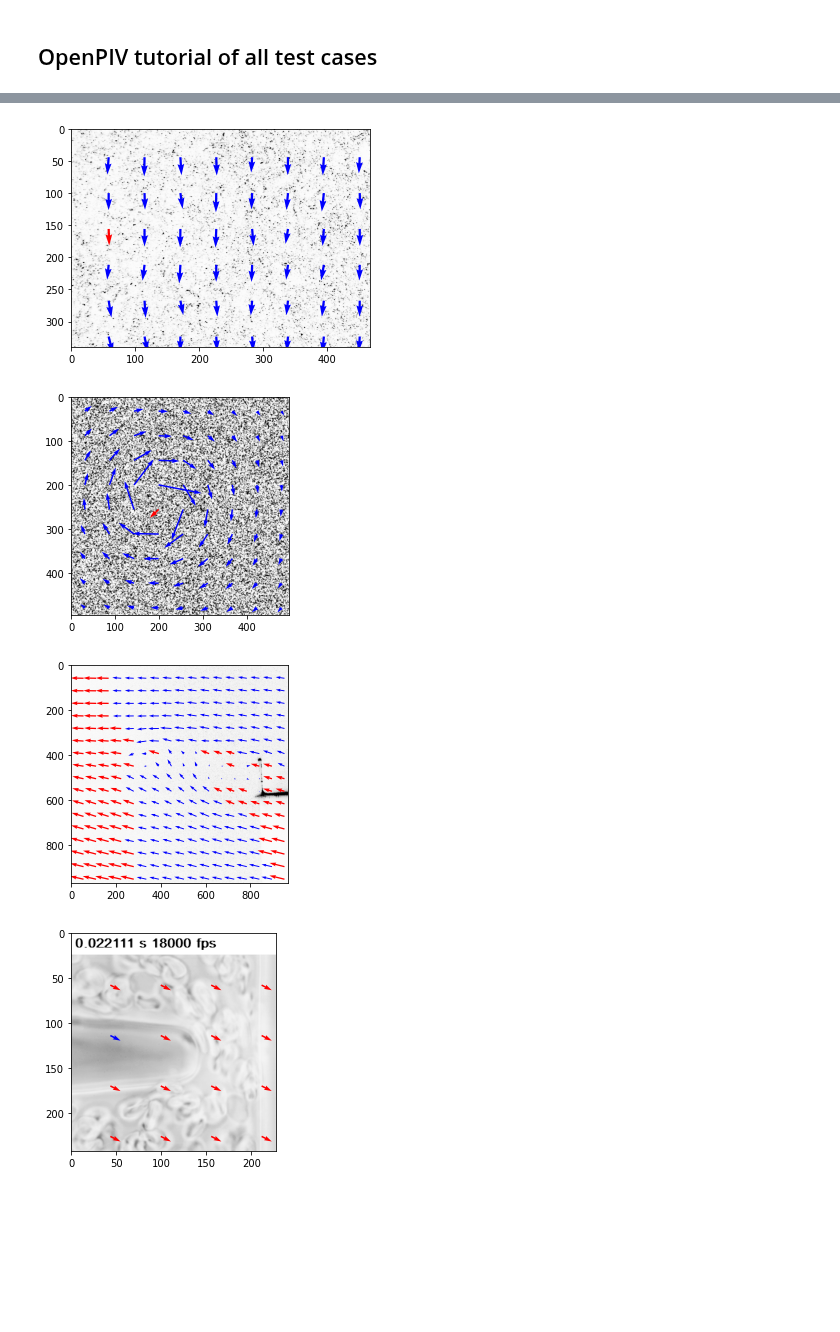
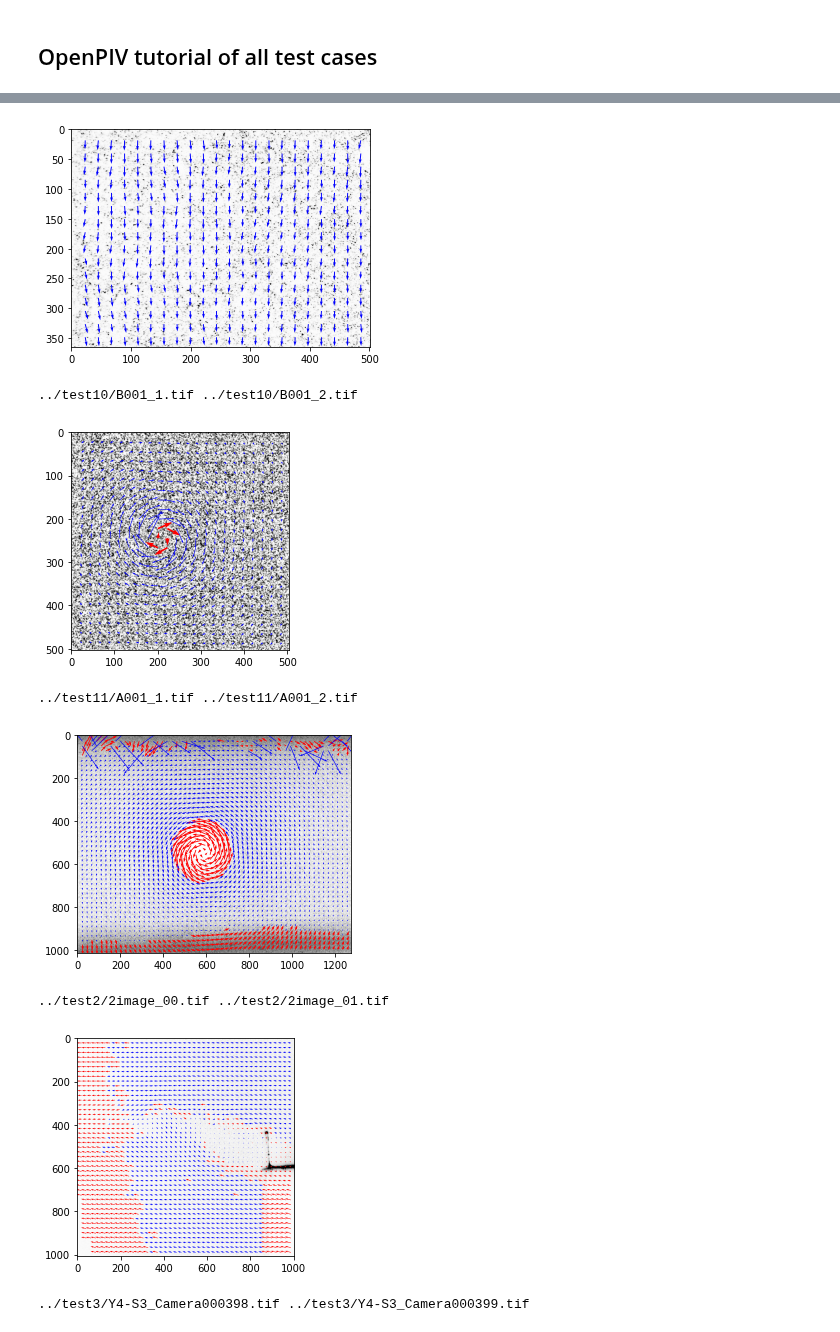
Before and after one commit to OpenPIV/openpiv-python, a Jupyter notebook: openpiv/examples/notebooks/all_test_cases_sample.ipynb, the cells around one changed output, grey strips where cells are left out. Cells and saved outputs as stored; diff of their text form; code cells hidden in the pictures; blank space fills up the shorter version.

```diff
--- a/openpiv/examples/notebooks/all_test_cases_sample.ipynb
+++ b/openpiv/examples/notebooks/all_test_cases_sample.ipynb
@@ -8,8 +8,8 @@ import glob
 # %%
 # set of typical parameters
 window_size = 32  # pixels 32 x 32 pixels interrogation window, in frame A.
-overlap = 8  # overlap is 8 pixels, i.e. 25% of the window
-search_size = 64  # pixels 64 x 64 in frame B, avoids some peak locking for
+overlap = 16  # overlap is 8 pixels, i.e. 25% of the window
+search_size = 38  # pixels 38 x 38 in frame B, avoids some peak locking for
                   # large displacements
 # %%
 def openpiv_default_run(im1,im2):
@@ -55,6 +55,9 @@ for test in list_of_tests:
     list_of_files = glob.glob(test+'/*.*')
     list_of_files.sort()
     list_of_images = [f for f in list_of_files if f[-3:] in alist_filter]
-
-    openpiv_default_run(list_of_images[0],list_of_images[1])
+    list_of_images.sort()
+    if len(list_of_images) > 1:
+        print(list_of_images[0],list_of_images[1])
+        print("\n")
+        openpiv_default_run(list_of_images[0],list_of_images[1])
 # %% [output]
@@ -61,4 +65,8 @@ for test in list_of_tests:
-[figure, old version]
+[figure, new version]
+../test10/B001_1.tif ../test10/B001_2.tif
-[figure, old version]
+[figure, new version]
+../test11/A001_1.tif ../test11/A001_2.tif
-[figure, old version]
+[figure, new version]
+../test2/2image_00.tif ../test2/2image_01.tif
-[figure, old version]
+[figure, new version]
+../test3/Y4-S3_Camera000398.tif ../test3/Y4-S3_Camera000399.tif
```
Also changed, not shown: parts of 2 cells of this notebook, 3 other files.
